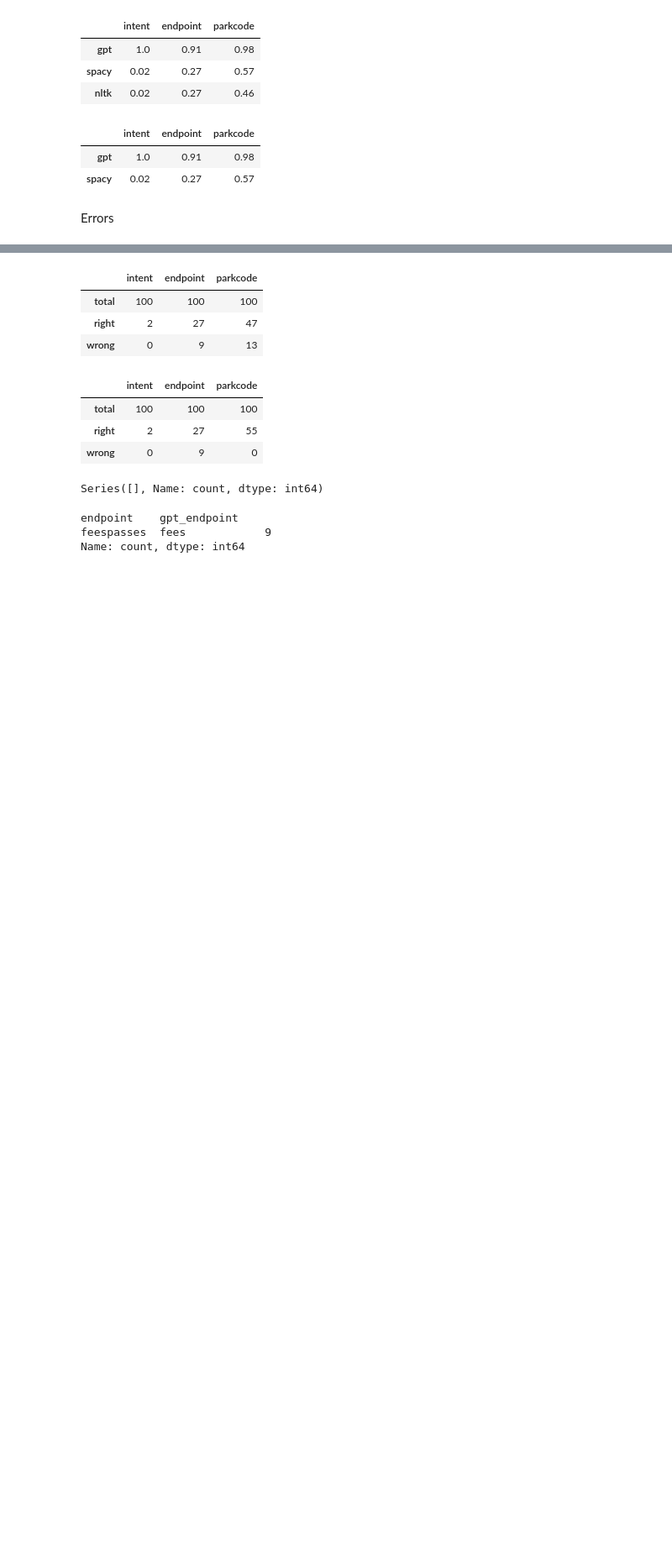
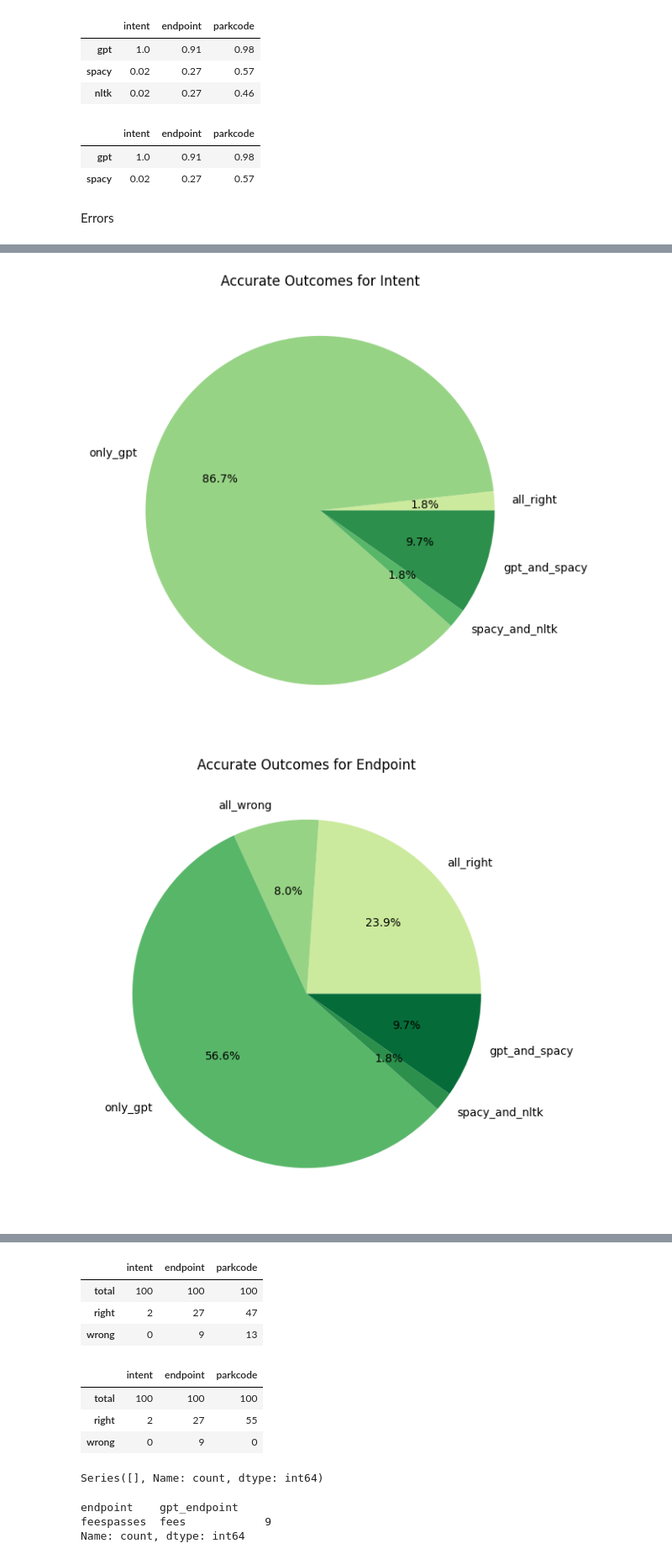
Before and after one commit to nblakkanesser/MADS_Capstone, a Jupyter notebook: 06_nps_evaluation/api_evaluation.ipynb, the cells around one changed output, grey strips where cells are left out. Shown at 84% size. Drawn from its saved outputs; the diff is of its cells as text; code cells hidden in the pictures; blank space fills up the shorter version.

```diff
--- a/06_nps_evaluation/api_evaluation.ipynb
+++ b/06_nps_evaluation/api_evaluation.ipynb
@@ -199,3 +198,17 @@ errors
 | gpt_and_nltk | 0 | 0 | 0 |
 | only_nltk | 0 | 0 | 0 |
 | gpt_and_spacy | 11 | 11 | 11 |
+# %%
+def plot_errors(error_df):
+    for metric in error_df.columns:
+        colors = sns.color_palette('YlGn')[1:8]
+        plt.figure(figsize=(10, 7))
+        temp_df = error_df.query(f'{metric}>0')
+        plt.pie(temp_df[metric], labels=temp_df.index, colors=colors, autopct='%1.1f%%')
+        plt.title(f'Accurate Outcomes for {metric.capitalize()}')
+        plt.show()
+# %%
+plot_errors(errors)
+# %% [output]
+[figure, added]
+[figure, added]
```
Also changed, not shown: parts of 3 cells of this notebook.
